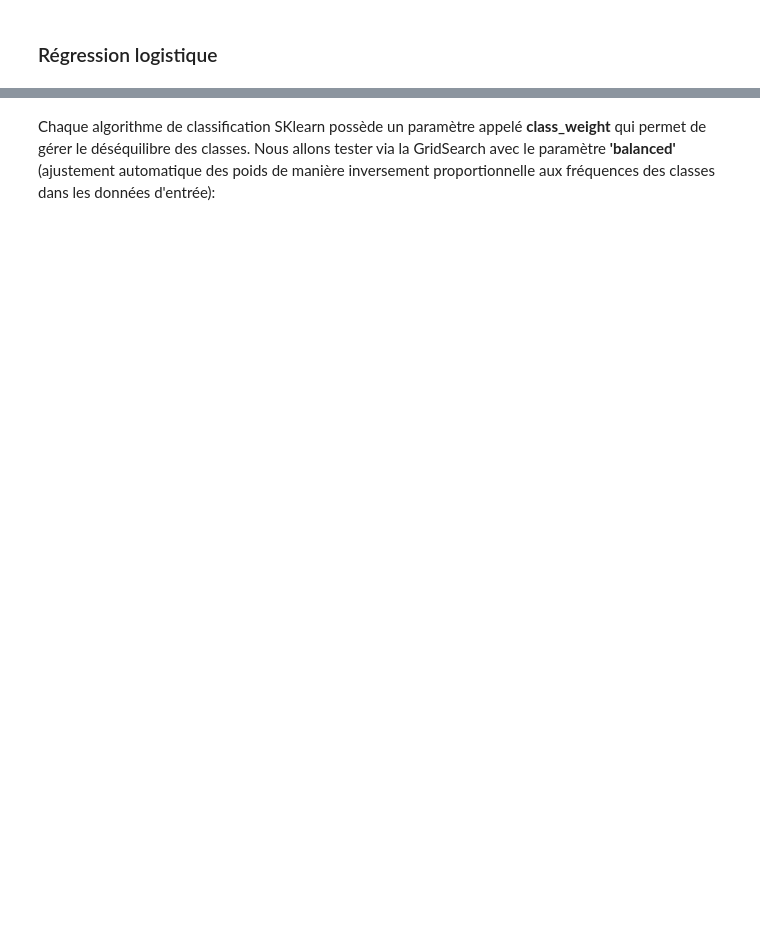
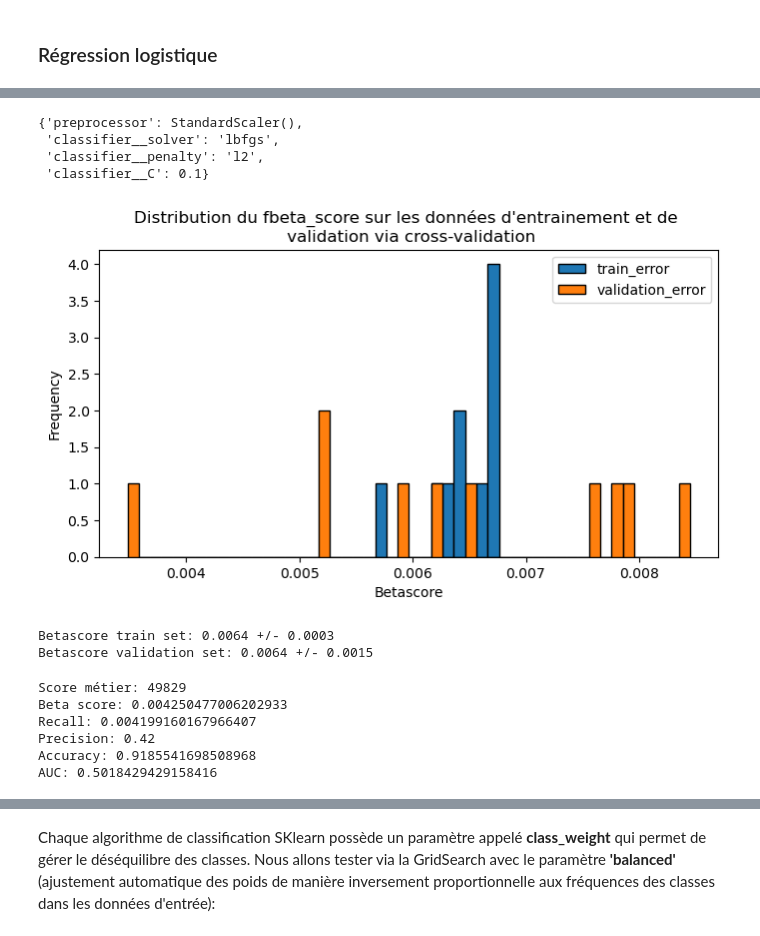
Before and after one commit to Milie-Mimi/OC_DS_Project7_, a Jupyter notebook: GROSCHENE_Emilie_2_model_032023.ipynb, the cells around one changed output, grey strips where cells are left out. Saved outputs shown, nothing was run; the diff lists cells and outputs as text; code cells hidden in the pictures; blank space fills up the shorter version.

Commit message:
Ajout fonction compare_train_val_scores

```diff
--- a/GROSCHENE_Emilie_2_model_032023.ipynb
+++ b/GROSCHENE_Emilie_2_model_032023.ipynb
@@ -909,0 +865,31 @@ df_models_recap
+# %%
+reglog_params
+# %% [output]
+{'preprocessor': StandardScaler(),
+ 'classifier__solver': 'lbfgs',
+ 'classifier__penalty': 'l2',
+ 'classifier__C': 0.1}
+# %%
+fct_model.compar_train_val_scores(model = reglog,
+                                  cv = KFold(n_splits = 10, shuffle = True, random_state = 42),
+                                  xtrain = X_train,
+                                  ytrain = y_train,
+                                  scoring = make_scorer(fbeta_score, beta=9))
+# %% [output]
+[figure, added]
+Betascore train set: 0.0064 +/- 0.0003
+Betascore validation set: 0.0064 +/- 0.0015
+# %%
+# Evaluation sur les données de test
+(biz_reglog, beta_reglog, rec_reglog, prec_reglog,
+ acc_reglog, auc_reglog, y_pred_reglog) = fct_model.eval_metrics(best_model = reglog,
+                                                                 xtest = X_test,
+                                                                 ytest = y_test,
+                                                                 beta_value = 9)
+# %% [output]
+Score métier: 49829
+Beta score: 0.004250477006202933
+Recall: 0.004199160167966407
+Precision: 0.42
+Accuracy: 0.9185541698508968
+AUC: 0.5018429429158416
```
Also changed, not shown: parts of 203 cells of this notebook.
